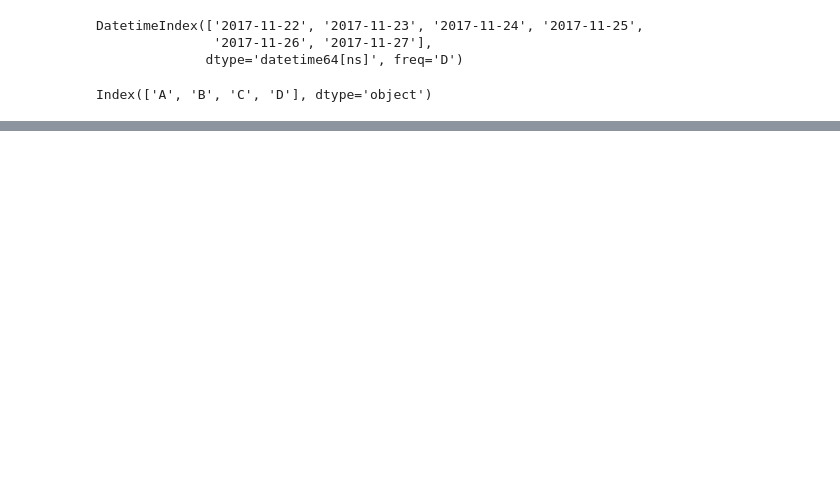
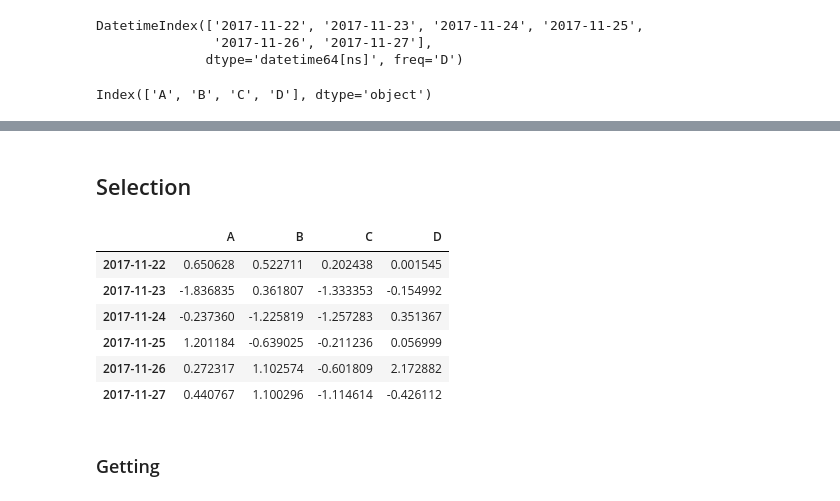
Before and after one commit to corazzon/TIL, a Jupyter notebook: pandas_exercises/10minmutes_to_pandas.ipynb, the cells around one changed output, grey strips where cells are left out. Saved outputs shown, nothing was run; the diff lists cells and outputs as text; code cells hidden in the pictures; blank space fills up the shorter version.

Commit message:
add selection

```diff
--- a/pandas_exercises/10minmutes_to_pandas.ipynb
+++ b/pandas_exercises/10minmutes_to_pandas.ipynb
@@ -144,0 +151,14 @@ df.sort_values(by='B')
+# %% [markdown]
+## Selection
+# %%
+df.loc[:]
+# %% [output]
+|  | A | B | C | D |
+| 2017-11-22 | 0.650628 | 0.522711 | 0.202438 | 0.001545 |
+| 2017-11-23 | -1.836835 | 0.361807 | -1.333353 | -0.154992 |
+| 2017-11-24 | -0.237360 | -1.225819 | -1.257283 | 0.351367 |
+| 2017-11-25 | 1.201184 | -0.639025 | -0.211236 | 0.056999 |
+| 2017-11-26 | 0.272317 | 1.102574 | -0.601809 | 2.172882 |
+| 2017-11-27 | 0.440767 | 1.100296 | -1.114614 | -0.426112 |
+# %% [markdown]
+### Getting
```
Also changed, not shown: parts of 19 cells of this notebook.
